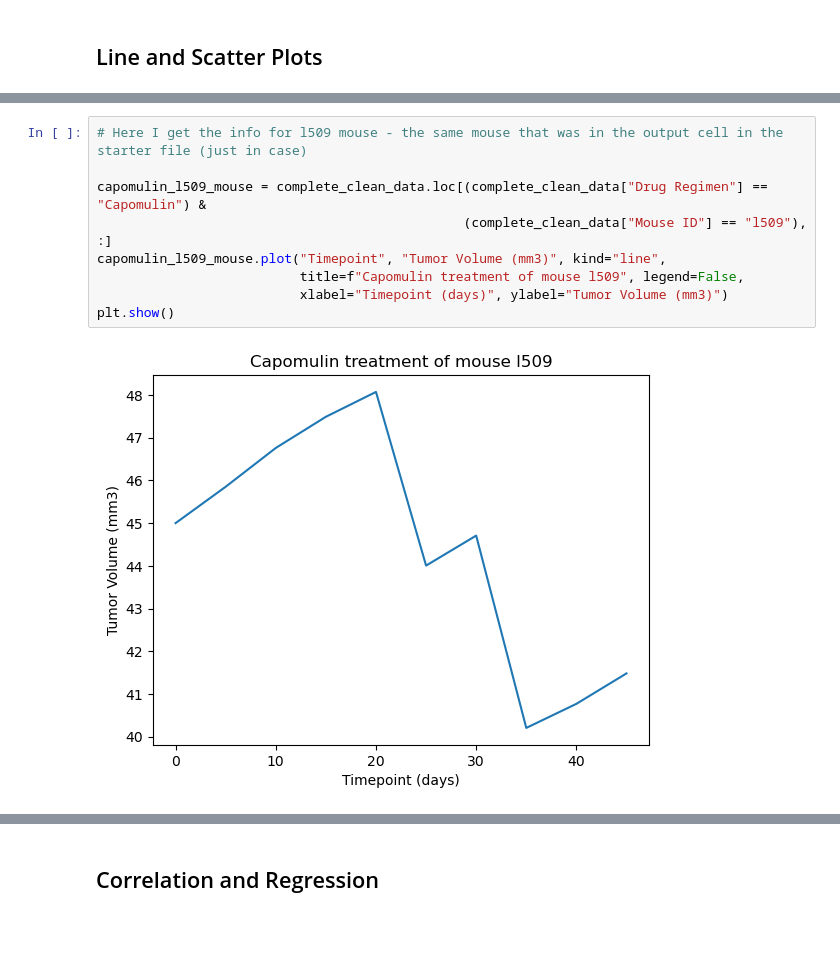
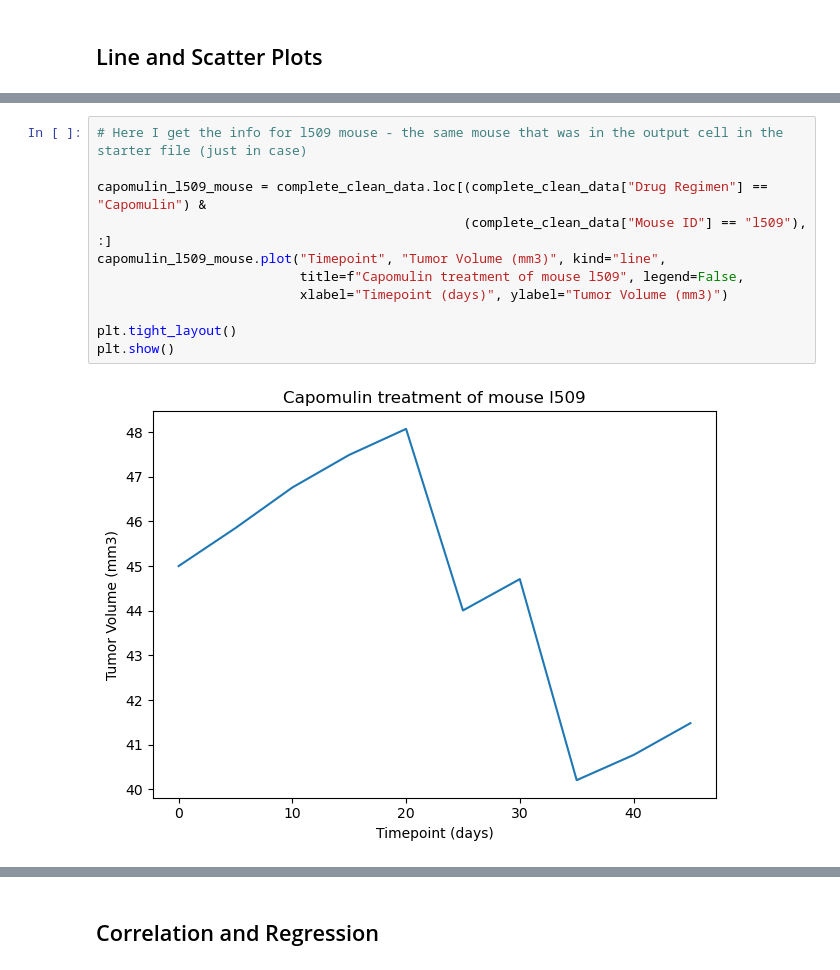
Before and after one commit to arzingy/matplotlib-challenge, a Jupyter notebook: Pymaceuticals/pymaceuticals.ipynb, the cells around one changed output, grey strips where cells are left out. Saved outputs shown, nothing was run; the diff lists cells and outputs as text; blank space fills up the shorter version.

```diff
--- a/Pymaceuticals/pymaceuticals.ipynb
+++ b/Pymaceuticals/pymaceuticals.ipynb
@@ -294,14 +302,16 @@ plt.show()
 # %%
 # Here I get the info for l509 mouse - the same mouse that was in the output cell in the starter file (just in case)
 
 capomulin_l509_mouse = complete_clean_data.loc[(complete_clean_data["Drug Regimen"] == "Capomulin") &
                                                (complete_clean_data["Mouse ID"] == "l509"), :]
 capomulin_l509_mouse.plot("Timepoint", "Tumor Volume (mm3)", kind="line",
                           title=f"Capomulin treatment of mouse l509", legend=False,
                           xlabel="Timepoint (days)", ylabel="Tumor Volume (mm3)")
+
+plt.tight_layout()
 plt.show()
 # %% [output]
-[figure, old version]
+[figure, new version]
 # %%
 # Generate a scatter plot of mouse weight vs. the average observed tumor volume for the entire Capomulin regimen
 group_id = capomulin_mice.groupby(["Mouse ID"])
```
Also changed, not shown: parts of 7 cells of this notebook.
